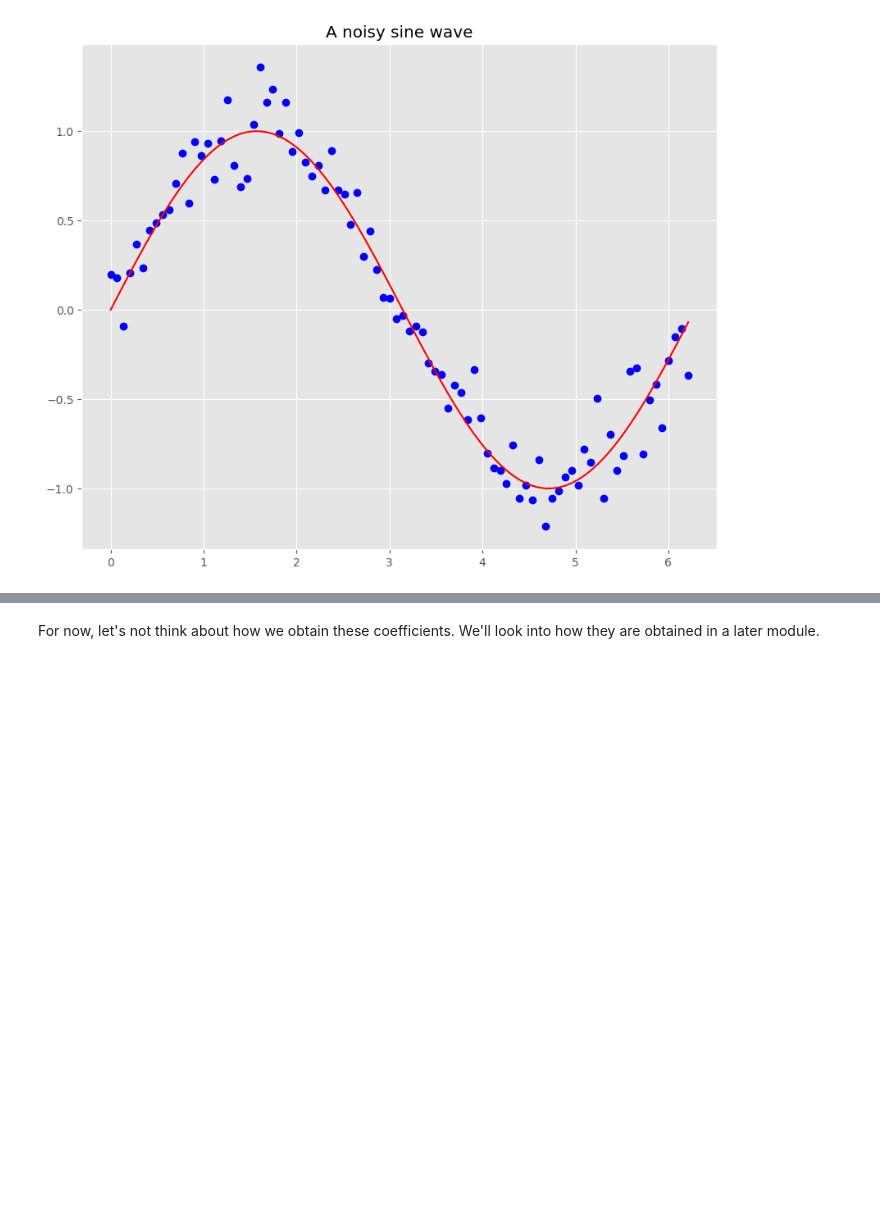
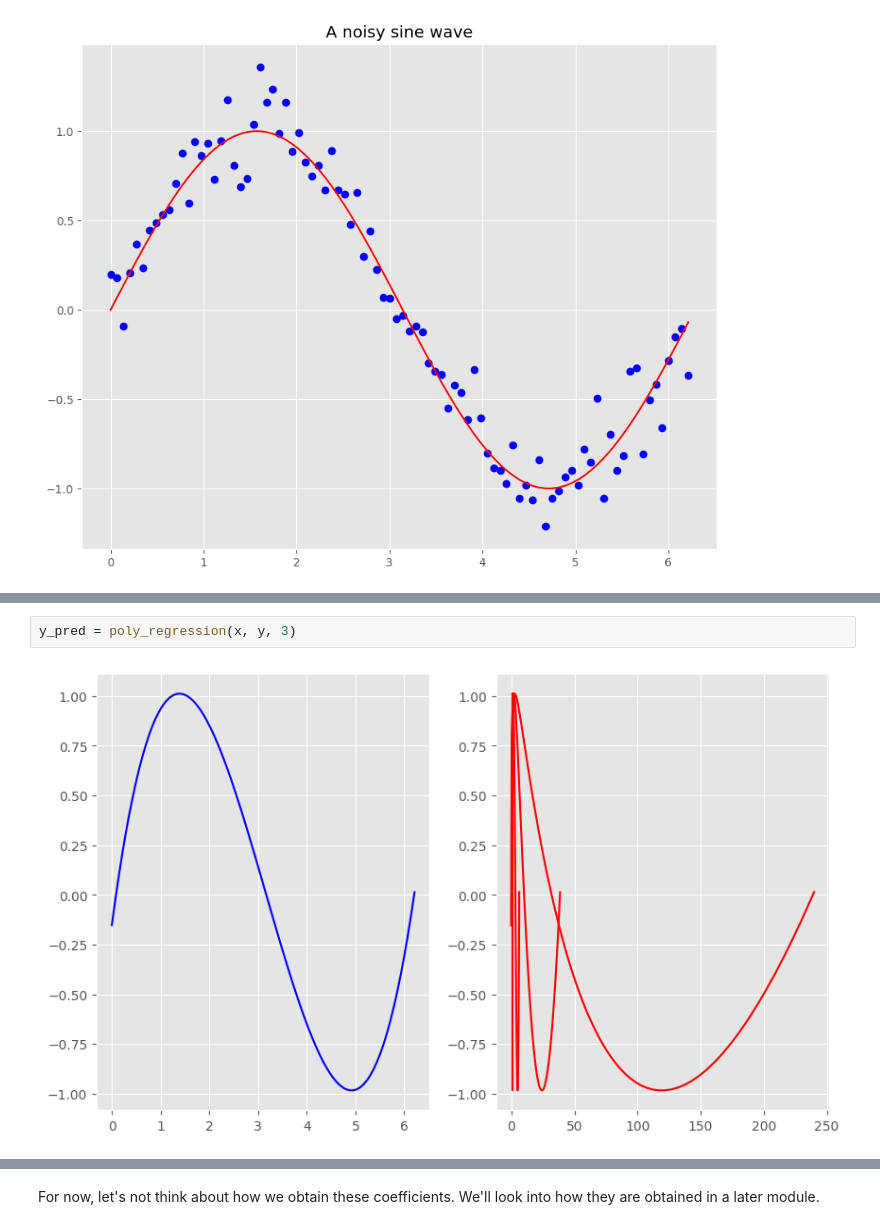
Before and after one commit to taif-ghazali/IHUB-Cohort, a Jupyter notebook: AIML_Module_3_Lab_3_regression.ipynb, the cells around one changed output, grey strips where cells are left out. Cells and saved outputs as stored; diff of their text form; blank space fills up the shorter version.

Commit message:
Poly Features + alphas

```diff
--- a/AIML_Module_3_Lab_3_regression.ipynb
+++ b/AIML_Module_3_Lab_3_regression.ipynb
@@ -78,0 +79,4 @@ Coefficients obtained:
+# %%
+y_pred = poly_regression(x, y, 3)
+# %% [output]
+[figure, added]
```
Also changed, not shown: parts of 8 cells of this notebook.
